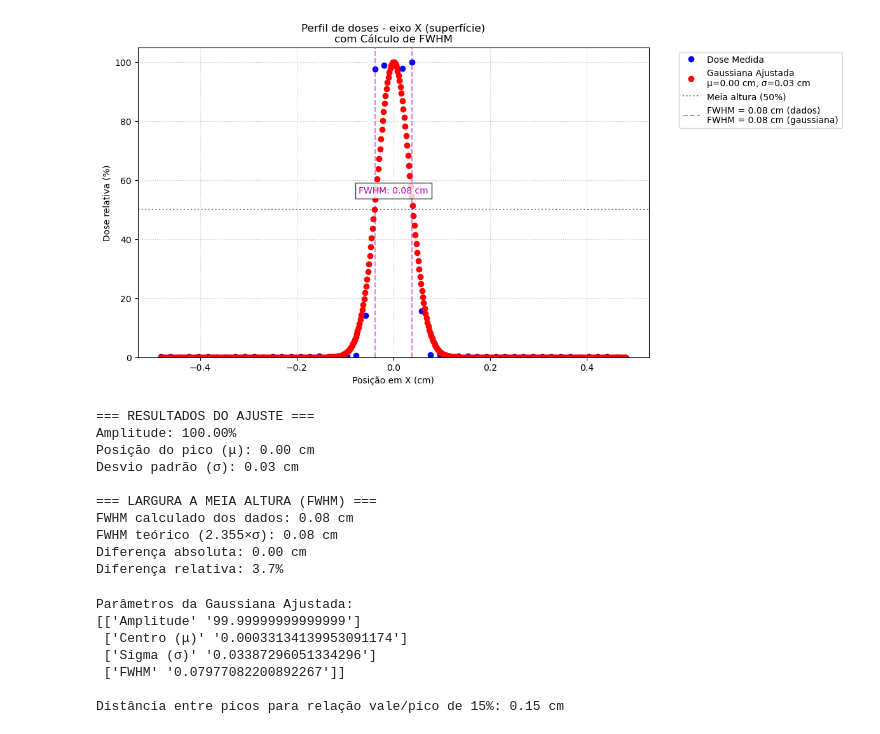
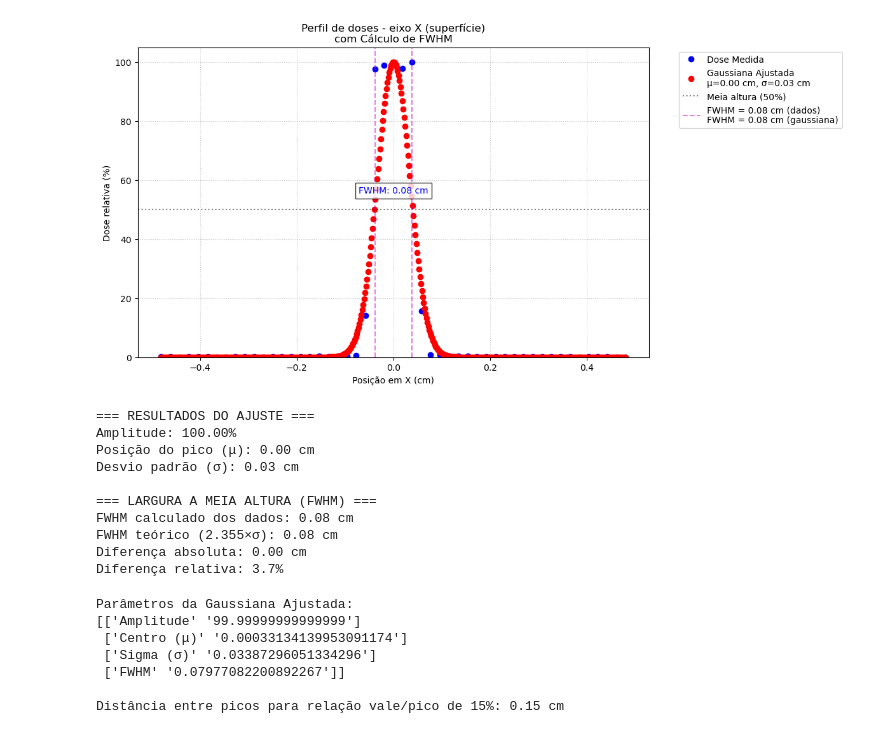
Before and after one commit to gisellyrc/kernel, a Jupyter notebook: Fracionamento.ipynb, the cells around one changed output. Cells and saved outputs as stored; diff of their text form; code cells hidden in the pictures.

```diff
--- a/Fracionamento.ipynb
+++ b/Fracionamento.ipynb
@@ -29,11 +30,7 @@ for linha in Arq:
     Dose[i, j, k] = linha[3]
 max_dose_original = np.max(Dose)
 # %%
-import numpy as np
-import matplotlib.pyplot as plt
-from scipy.optimize import curve_fit
 
-# ========== FUNÇÃO GAUSSIANA MODIFICADA ==========
 def gaussian_limited(x, amplitude, mean, sigma):
     amplitude = min(amplitude, 100)
     return amplitude * np.exp(-((x - mean) ** 2) / (2 * sigma ** 2))
@@ -98,7 +95,6 @@ except RuntimeError:
     popt = [amplitude_guess, mean_guess, sigma_guess]
     ajuste_realizado = False
 
-# ========== PLOT DOS RESULTADOS ==========
 plt.figure(figsize=(12, 6))
 plt.plot(EscalaX, Perfil_normalizado, 'bo', label='Dose Medida', linewidth=2)
 
@@ -117,35 +113,35 @@ if ajuste_realizado:
 
     # Texto com o valor do FWHM
     plt.text(popt[1], half_max+5, f'FWHM: {fwhm_data:.2f} cm',
-             ha='center', va='bottom', color='m', bbox=dict(facecolor='white', alpha=0.8))
+             ha='center', va='bottom', color='b', bbox=dict(facecolor='white', alpha=0.8))
 
     # Verifica se há pontos acima de 100%
     if np.any(y_suavizado > 100):
         print("Aviso: A curva ajustada ainda contém valores acima de 100%")
         print(f"Valor máximo ajustado: {np.max(y_suavizado):.2f}%")
 
 plt.title('Perfil de doses - eixo X (superfície)\ncom Cálculo de FWHM')
 plt.xlabel('Posição em X (cm)')
 plt.ylabel('Dose relativa (%)')
 plt.ylim(0, 105)  # Limite do eixo Y
 plt.grid(True, linestyle=':', alpha=0.7)
 plt.legend(bbox_to_anchor=(1.05, 1), loc='upper left')  # Legenda fora do gráfico
 plt.tight_layout()
 plt.show()
 
 
 if ajuste_realizado:
     print("\n=== RESULTADOS DO AJUSTE ===")
     print(f"Amplitude: {popt[0]:.2f}%")
     print(f"Posição do pico (μ): {popt[1]:.2f} cm")
     print(f"Desvio padrão (σ): {abs(popt[2]):.2f} cm")
     print("\n=== LARGURA A MEIA ALTURA (FWHM) ===")
     print(f"FWHM calculado dos dados: {fwhm_data:.2f} cm")
     print(f"FWHM teórico (2.355×σ): {fwhm_gaussian:.2f} cm")
     print(f"Diferença absoluta: {abs(fwhm_data-fwhm_gaussian):.2f} cm")
     print(f"Diferença relativa: {abs(fwhm_data-fwhm_gaussian)/fwhm_data*100:.1f}%")
 # %% [output]
-[figure, old version]
+[figure, new version]
 === RESULTADOS DO AJUSTE ===
 Amplitude: 100.00%
 Posição do pico (μ): 0.00 cm
```
Also changed, not shown: parts of 1 cell of this notebook.
